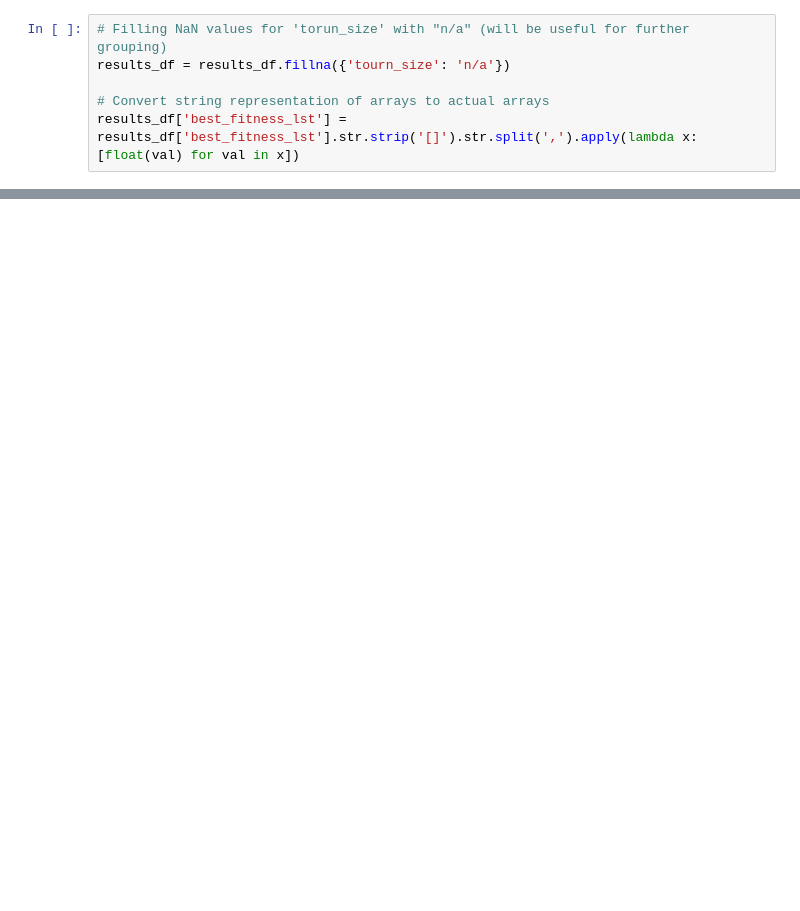
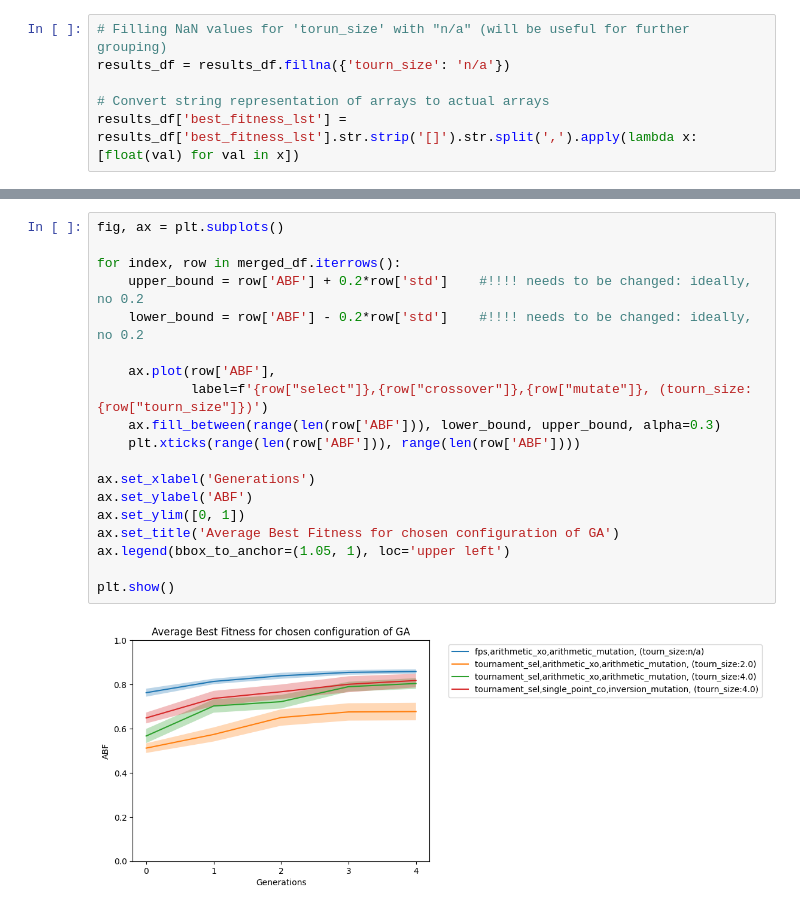
Before and after one commit to iryna-savchuk/CI4O_project, a Jupyter notebook: result_analysis.ipynb, the cells around one changed output, grey strips where cells are left out. Saved outputs shown, nothing was run; the diff lists cells and outputs as text; blank space fills up the shorter version.

```diff
--- a/result_analysis.ipynb
+++ b/result_analysis.ipynb
@@ -48,0 +86,21 @@ result
+# %%
+fig, ax = plt.subplots()
+
+for index, row in merged_df.iterrows():
+    upper_bound = row['ABF'] + 0.2*row['std']    #!!!! needs to be changed: ideally, no 0.2
+    lower_bound = row['ABF'] - 0.2*row['std']    #!!!! needs to be changed: ideally, no 0.2
+
+    ax.plot(row['ABF'],
+            label=f'{row["select"]},{row["crossover"]},{row["mutate"]}, (tourn_size:{row["tourn_size"]})')
+    ax.fill_between(range(len(row['ABF'])), lower_bound, upper_bound, alpha=0.3)
+    plt.xticks(range(len(row['ABF'])), range(len(row['ABF'])))
+
+ax.set_xlabel('Generations')
+ax.set_ylabel('ABF')
+ax.set_ylim([0, 1])
+ax.set_title('Average Best Fitness for chosen configuration of GA')
+ax.legend(bbox_to_anchor=(1.05, 1), loc='upper left')
+
+plt.show()
+# %% [output]
+[figure, added]
```
Also changed, not shown: parts of 4 cells of this notebook.
